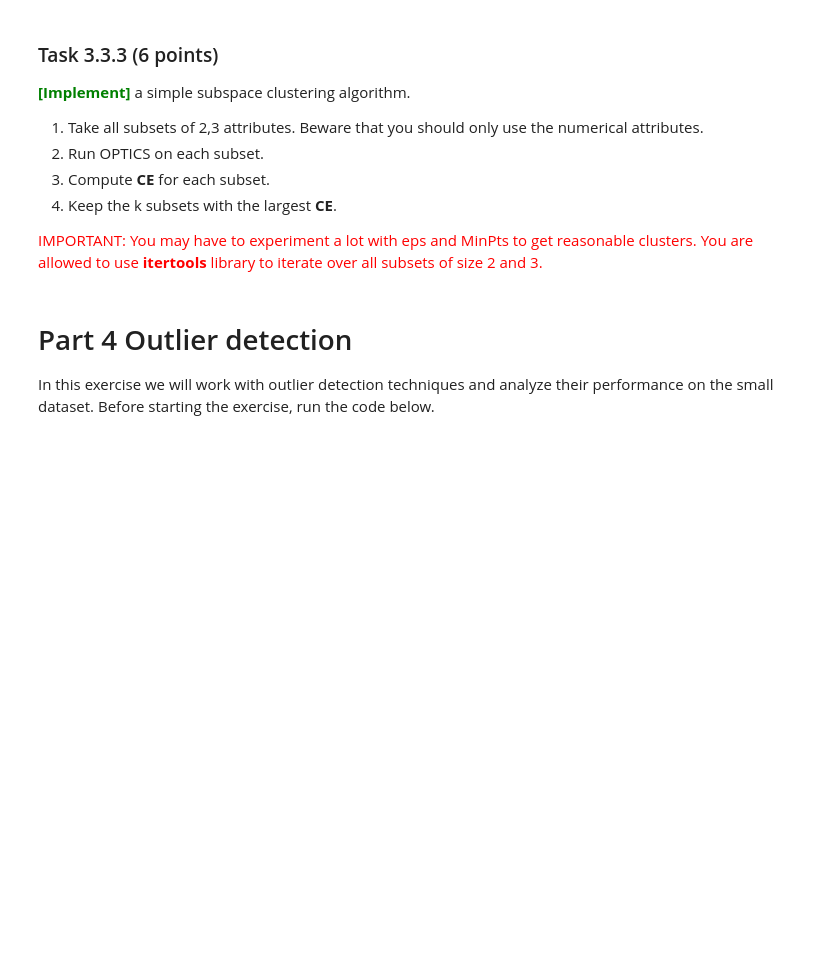
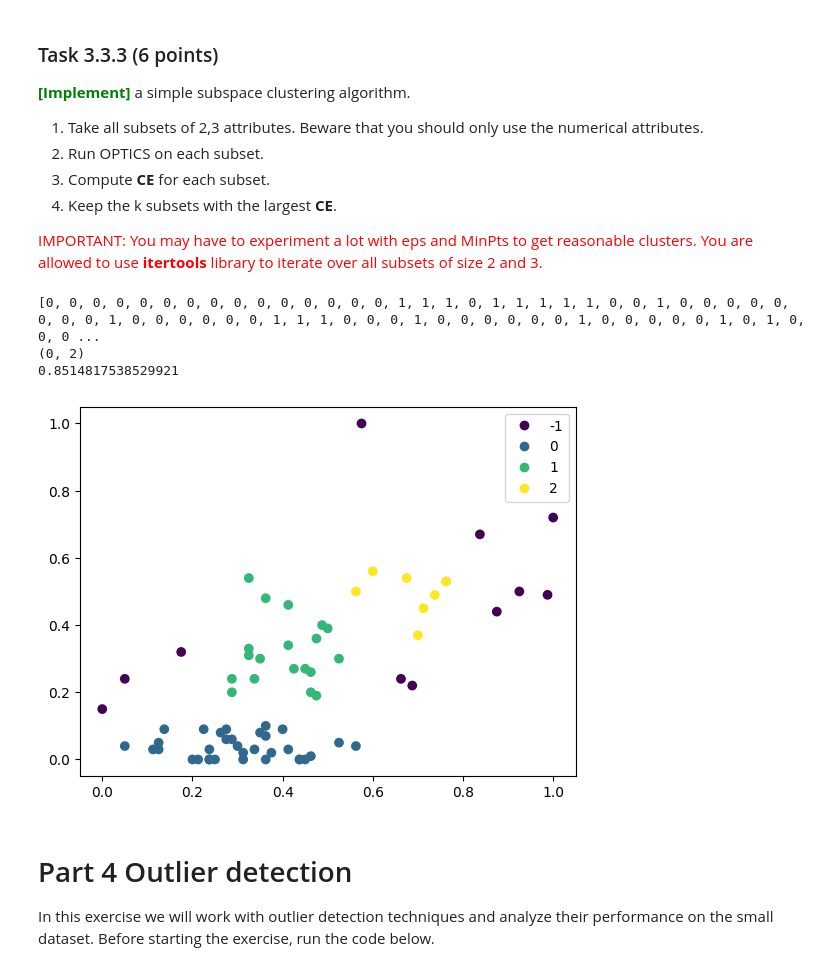
Before and after one commit to Joac1137/dm2023-exercises, a Jupyter notebook: handins/handin1.ipynb, the cells around one changed output. Saved outputs shown, nothing was run; the diff lists cells and outputs as text; code cells hidden in the pictures; blank space fills up the shorter version.

```diff
--- a/handins/handin1.ipynb
+++ b/handins/handin1.ipynb
@@ -1370,16 +1365,41 @@ Also it seems weird that the outliers, which optics naturally identifies aren't
 
 <font color='red'>IMPORTANT: You may have to experiment a lot with eps and MinPts to get reasonable clusters. You are allowed to use **itertools** library to iterate over all subsets of size 2 and 3.</font>
 # %%
+import itertools
 # Necessary Data normalization!
+print(class_labels)
 X_pt = toy.to_numpy()
 X_norm_pt = (X_pt - X_pt.min(0)) / X_pt.ptp(0)
+### YOUR CODE HERE
+s = {0,1,2,3,4,5,6,7,8,9,10,11}
+combinations = list(itertools.combinations(s, 2))
+combinations.extend(list(itertools.combinations(s, 3)))
+max_CE = 0
+max_combination = None
+max_labels = None
+for i in combinations[:10]:
+    data = X_norm_pt[:,list(i)]
+    res,labels = optics(data,0.1,3)
+    CE_score = CE(np.array(class_labels), np.array(labels))
+    if CE_score > max_CE:
+        max_CE = CE_score
+        max_combination = i
+        max_labels = labels
 
-### YOUR CODE HERE
-
+print(max_combination)
+scatter = plt.scatter(X_norm_pt[:, max_combination[0]], X_norm_pt[:, max_combination[1]], c =max_labels)
+labels_legend = list(set(max_labels))
+plt.legend(handles=scatter.legend_elements()[0], labels=sorted(labels_legend))
+print(max_CE)
 
 
 
 ### YOUR CODE HERE
+# %% [output]
+[0, 0, 0, 0, 0, 0, 0, 0, 0, 0, 0, 0, 0, 0, 0, 1, 1, 1, 0, 1, 1, 1, 1, 1, 0, 0, 1, 0, 0, 0, 0, 0, 0, 0, 0, 1, 0, 0, 0, 0, 0, 0, 1, 1, 1, 0, 0, 0, 1, 0, 0, 0, 0, 0, 0, 1, 0, 0, 0, 0, 0, 1, 0, 1, 0, 0, 0 ...
+(0, 2)
+0.8514817538529921
+[figure, added]
 # %% [markdown]
 # Part 4 Outlier detection
 In this exercise we will work with outlier detection techniques and analyze their performance on the small dataset. Before starting the exercise, run the code below.
```
Also changed, not shown: parts of 11 cells of this notebook, 1 other file.
